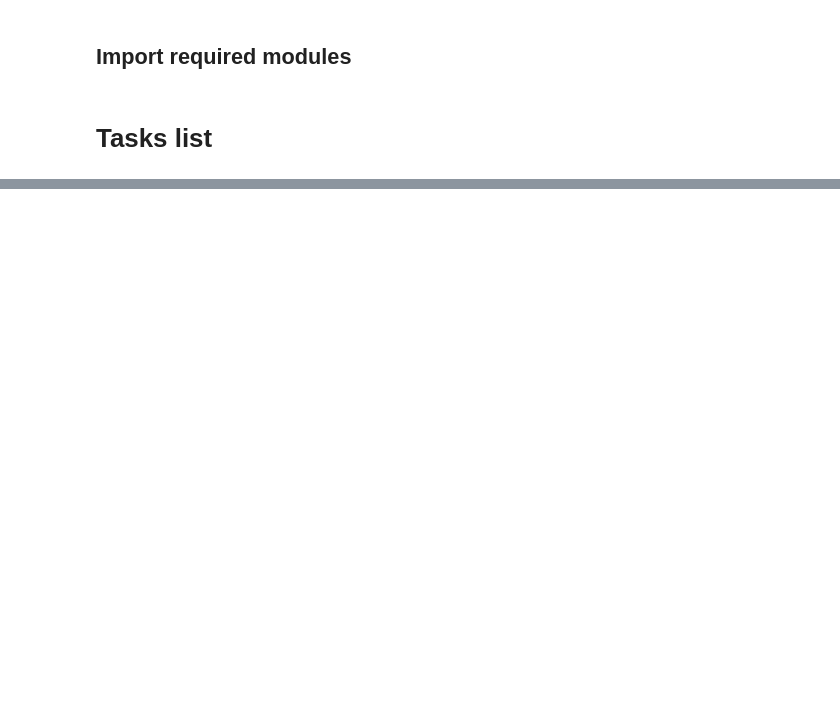
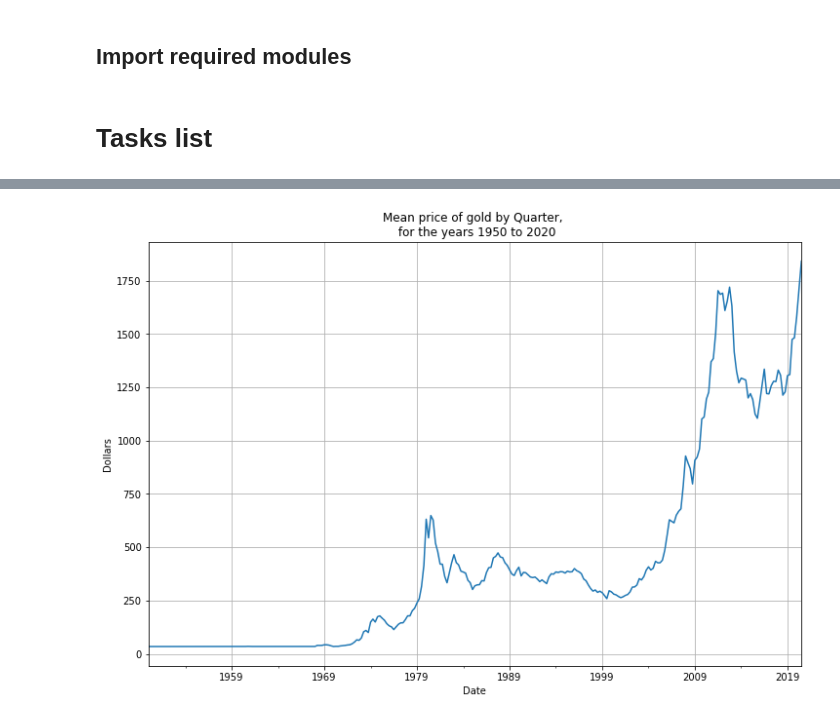
Before and after one commit to jlgull/CIS256DA, a Jupyter notebook: python_analysis/assignments/ch09/Jonathan_Heard_PA-9.ipynb, the cells around one changed output, grey strips where cells are left out. Saved outputs shown, nothing was run; the diff lists cells and outputs as text; code cells hidden in the pictures; blank space fills up the shorter version.

```diff
--- a/python_analysis/assignments/ch09/Jonathan_Heard_PA-9.ipynb
+++ b/python_analysis/assignments/ch09/Jonathan_Heard_PA-9.ipynb
@@ -94,0 +113,14 @@ g = sbn.catplot(data = avocado_data_raw.query('region in ("TotalUS", "West", "We
+# %%
+# Task 08 Resample the data to a quarterly frequency and plot the data again.
+
+# This is what I first tried; but found the resample() method could be used directly
+#         instead of creating the new DataFrame.
+#
+# gold_quarterly = gold.resample(rule = 'QS').mean()
+
+gold.resample(rule = 'QS').mean().plot.line(
+                        title = 'Mean price of gold by Quarter, \n for the years 1950 to 2020',
+                              grid = True, y = 'Price', ylabel = 'Dollars',
+                              figsize = (12, 8), legend = False);
+# %% [output]
+[figure, added]
```
Also changed, not shown: parts of 15 cells of this notebook, 1 other file.
